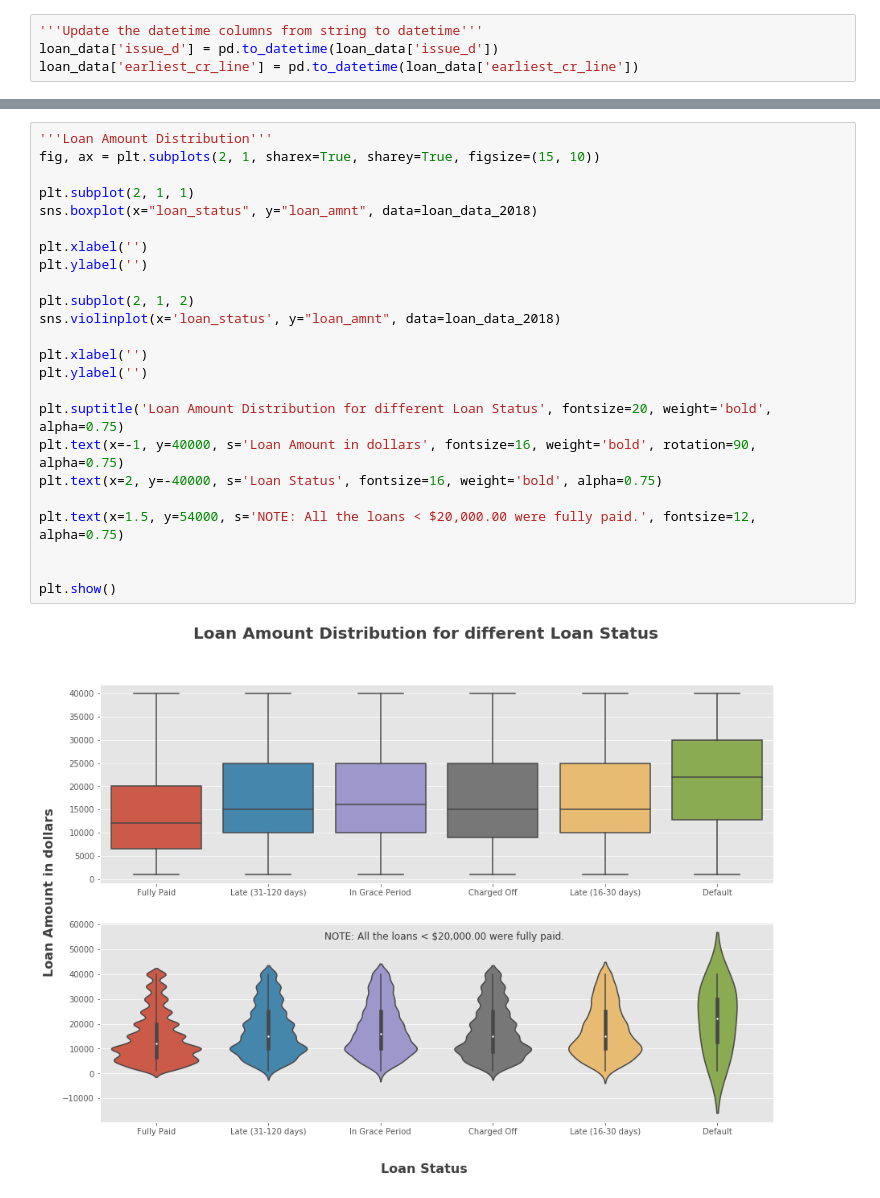
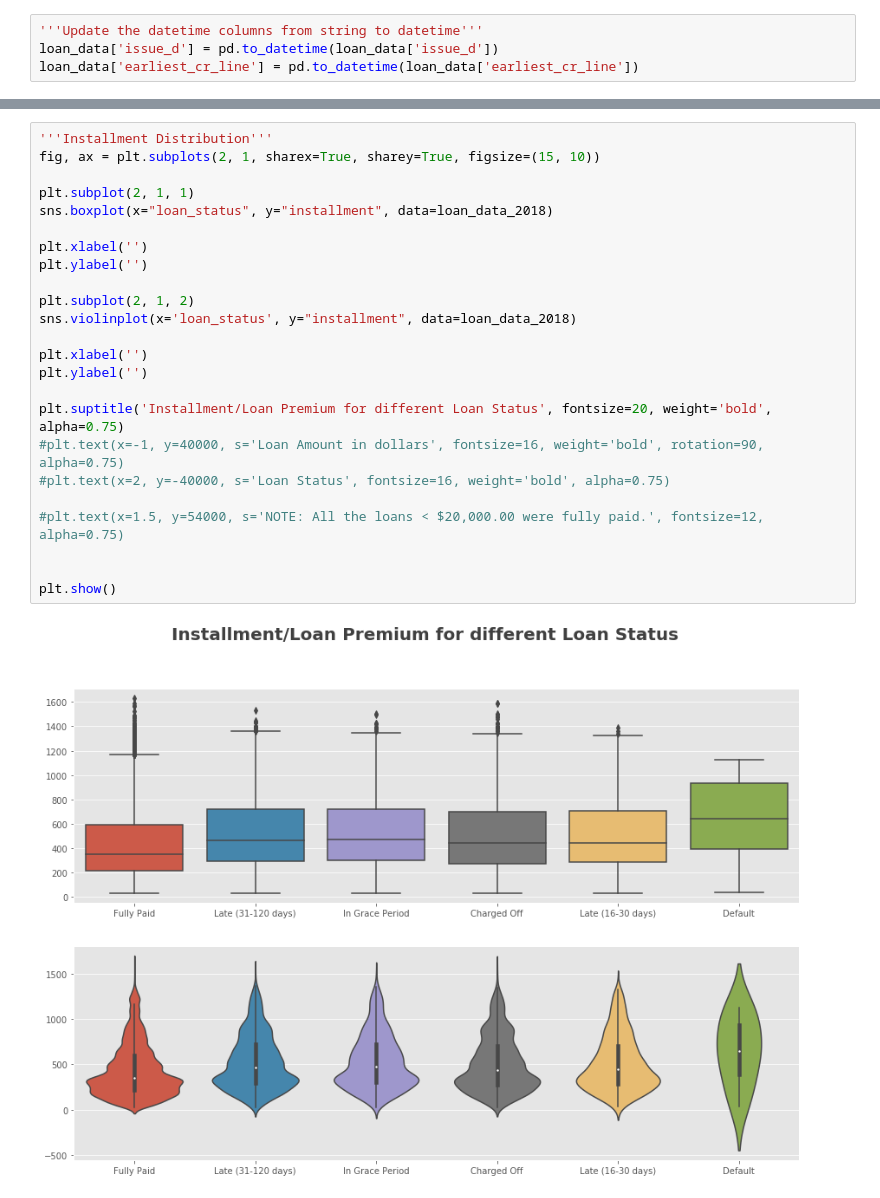
Before and after one commit to sanatanonline/pynb-codes, a Jupyter notebook: src/lending club/03 More Data Visualization and Inferences - ggplot.ipynb, the cells around one changed output, grey strips where cells are left out. Drawn from its saved outputs; the diff is of its cells as text.

```diff
--- a/src/lending club/03 More Data Visualization and Inferences - ggplot.ipynb
+++ b/src/lending club/03 More Data Visualization and Inferences - ggplot.ipynb
@@ -37,27 +94,27 @@ loan_data_2018.shape
 # %%
-'''Loan Amount Distribution'''
+'''Installment Distribution'''
 fig, ax = plt.subplots(2, 1, sharex=True, sharey=True, figsize=(15, 10))
 
 plt.subplot(2, 1, 1)
-sns.boxplot(x="loan_status", y="loan_amnt", data=loan_data_2018)
+sns.boxplot(x="loan_status", y="installment", data=loan_data_2018)
 
 plt.xlabel('')
 plt.ylabel('')
 
 plt.subplot(2, 1, 2)
-sns.violinplot(x='loan_status', y="loan_amnt", data=loan_data_2018)
+sns.violinplot(x='loan_status', y="installment", data=loan_data_2018)
 
 plt.xlabel('')
 plt.ylabel('')
 
-plt.suptitle('Loan Amount Distribution for different Loan Status', fontsize=20, weight='bold', alpha=0.75)
-plt.text(x=-1, y=40000, s='Loan Amount in dollars', fontsize=16, weight='bold', rotation=90, alpha=0.75)
-plt.text(x=2, y=-40000, s='Loan Status', fontsize=16, weight='bold', alpha=0.75)
+plt.suptitle('Installment/Loan Premium for different Loan Status', fontsize=20, weight='bold', alpha=0.75)
+#plt.text(x=-1, y=40000, s='Loan Amount in dollars', fontsize=16, weight='bold', rotation=90, alpha=0.75)
+#plt.text(x=2, y=-40000, s='Loan Status', fontsize=16, weight='bold', alpha=0.75)
 
-plt.text(x=1.5, y=54000, s='NOTE: All the loans < $20,000.00 were fully paid.', fontsize=12, alpha=0.75)
+#plt.text(x=1.5, y=54000, s='NOTE: All the loans < $20,000.00 were fully paid.', fontsize=12, alpha=0.75)
 
 
 plt.show()
 # %% [output]
-[figure, old version]
+[figure, new version]
 # %%
```
Also changed, not shown: parts of 16 cells of this notebook, 7 other files.
